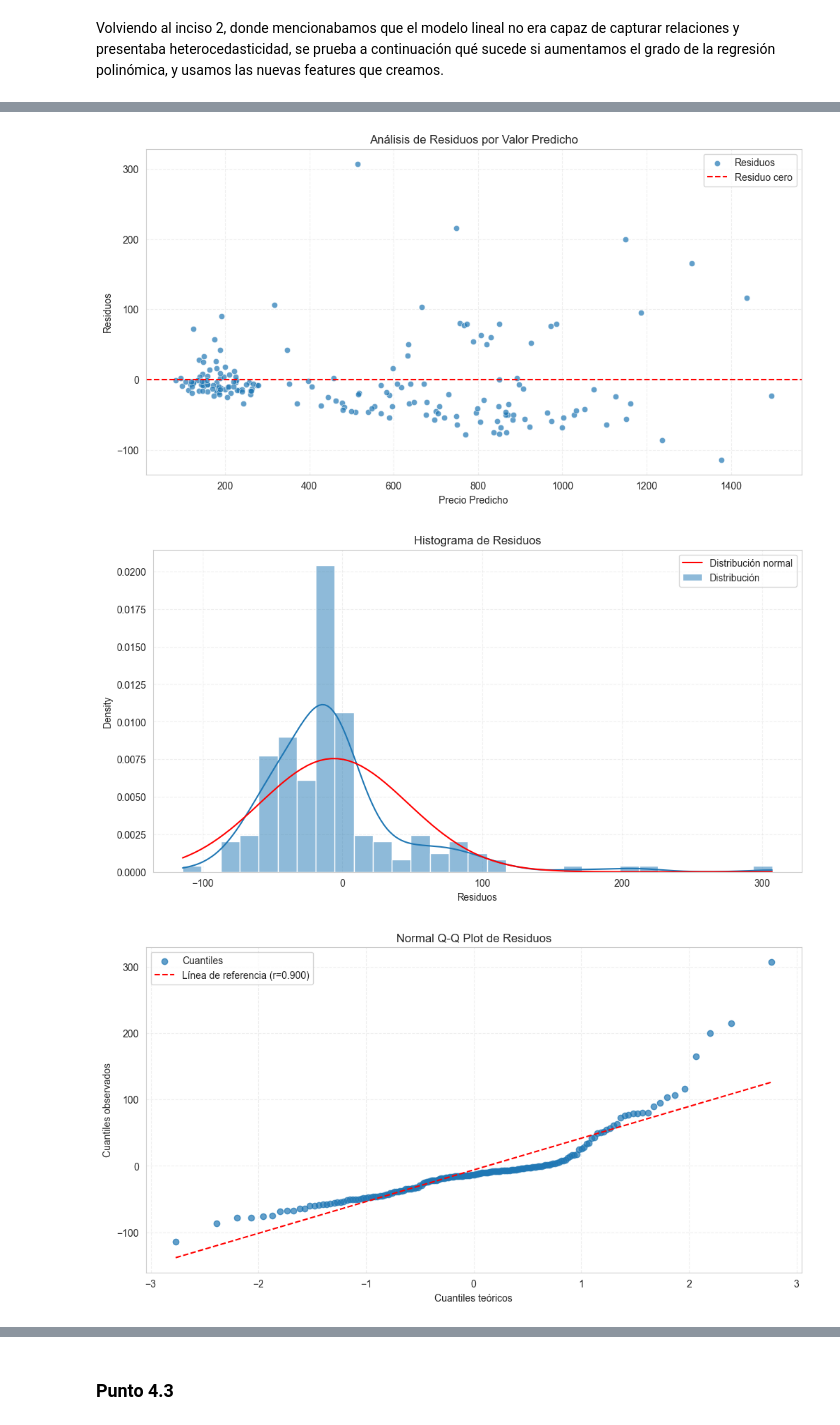
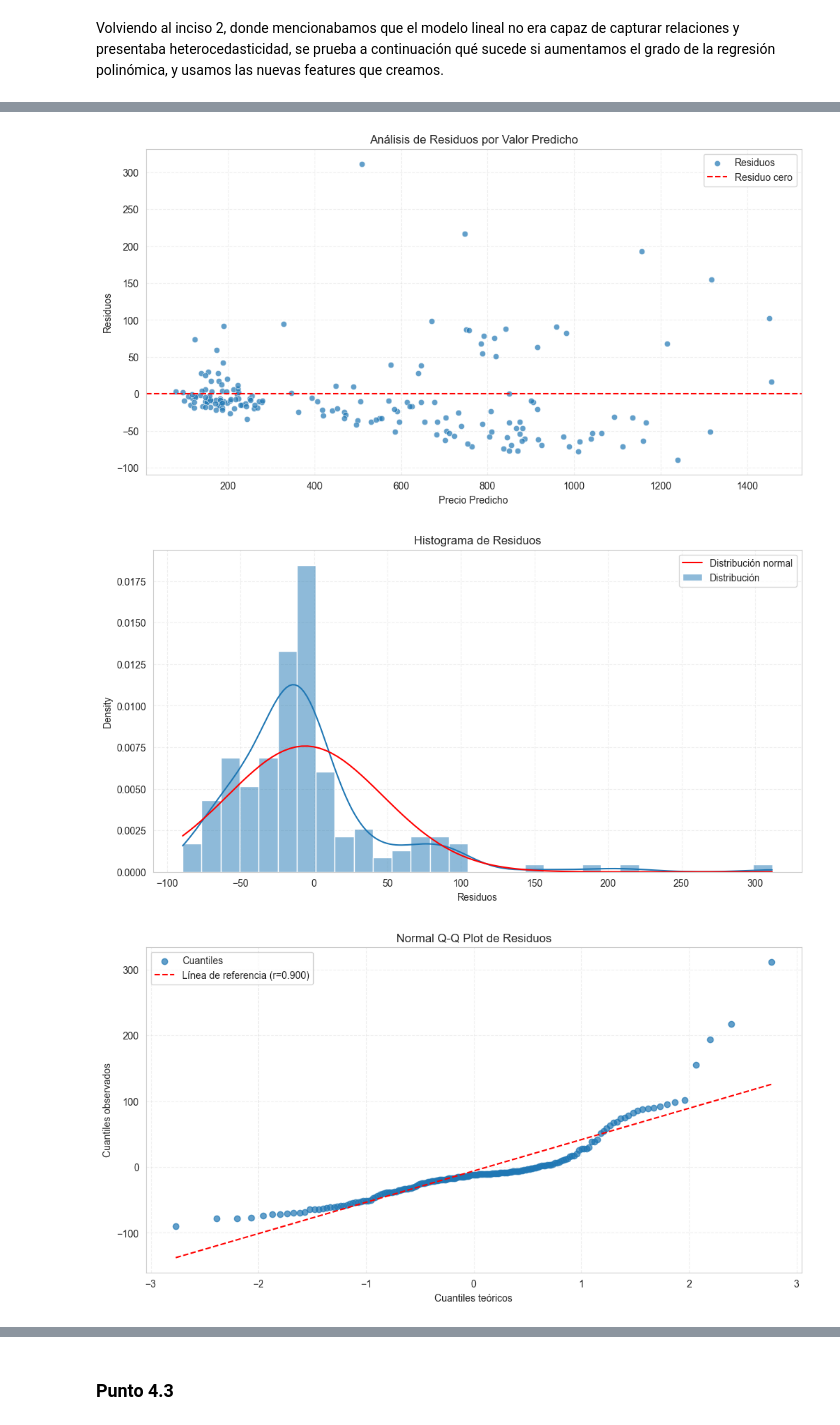
Before and after one commit to frizynn/tp1-machine-learning, a Jupyter notebook: src/Entrega_Tp1.ipynb, the cells around one changed output, grey strips where cells are left out. Cells and saved outputs as stored; diff of their text form; code cells hidden in the pictures.

```diff
--- a/src/Entrega_Tp1.ipynb
+++ b/src/Entrega_Tp1.ipynb
@@ -802,12 +810,14 @@ Volviendo al inciso 2, donde mencionabamos que el modelo lineal no era capaz de
 from utils.model import train_and_evaluate_model
 from models.regression.polynomial_regressor import PolynomialRegressor
 
+POLYNOMIAL_DEGREE = 3
+
 results_polynomial = train_and_evaluate_model(
-    data_path=r"../data/processed/casas_dev_eng.csv",
+    data_path=r"../data/processed/casas_dev_eng_mean_impute.csv",
     target_column="price",
     test_size=0.20,
     random_state=12,
-    model_class=PolynomialRegressor.change_degree(4),
+    model_class=PolynomialRegressor.change_degree(POLYNOMIAL_DEGREE),
     transform_target=np.log,
     normalize_features=True,
     fit_params={'method': 'pseudo_inverse'},
@@ -842,6 +852,6 @@ figures_engineering = visualize_regression_results(
     fig_size=(12, 6),
     titles=custom_titles,
     show_figures=True,
-    fit_degree=1
+    fit_degree=POLYNOMIAL_DEGREE
 )
 # %% [output]
@@ -849,4 +859,4 @@ figures_engineering = visualize_regression_results(
-[figure, old version]
+[figure, new version]
-[figure, old version]
+[figure, new version]
-[figure, old version]
+[figure, new version]
 # %% [markdown]
```
Also changed, not shown: parts of 19 cells of this notebook, 2 other files.
